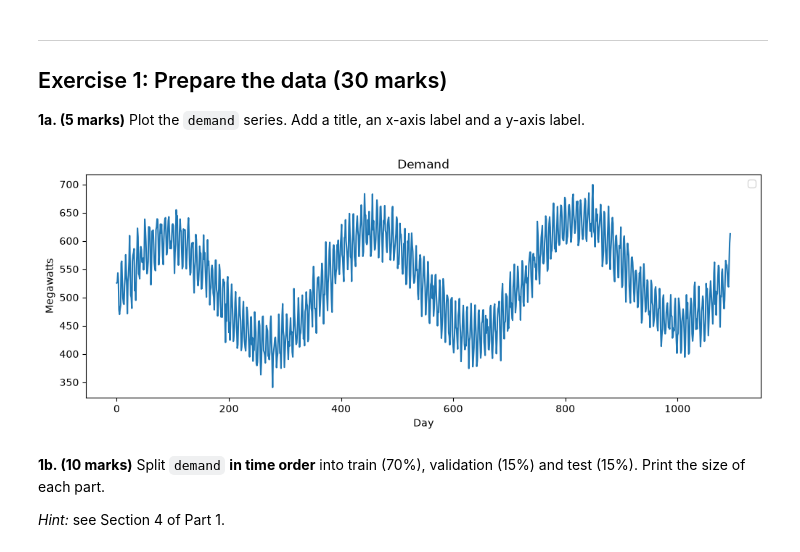
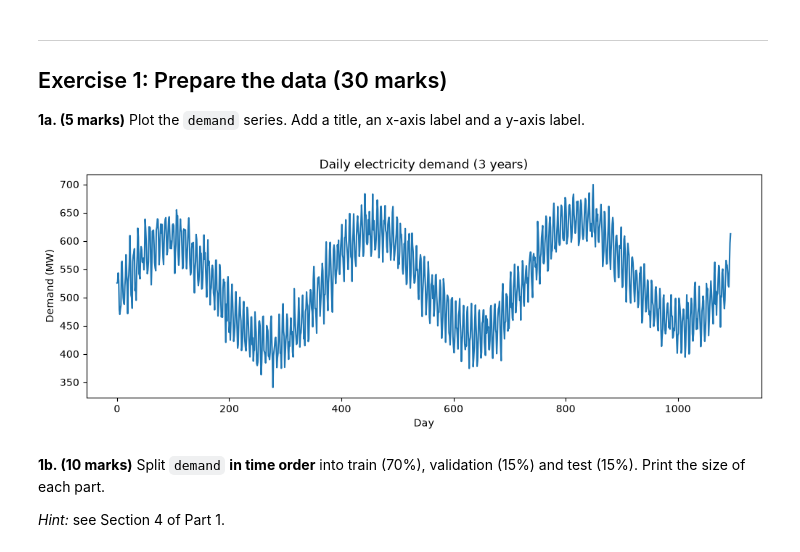
Before and after one commit to Voldemat/deep-learning, a Jupyter notebook: 10-rnn-lstm-gru/notebook.ipynb, the cells around one changed output. Saved outputs shown, nothing was run; the diff lists cells and outputs as text; code cells hidden in the pictures.

```diff
--- a/10-rnn-lstm-gru/notebook.ipynb
+++ b/10-rnn-lstm-gru/notebook.ipynb
@@ -978,13 +978,12 @@ Number of days: 1095
 **1a. (5 marks)** Plot the `demand` series. Add a title, an x-axis label and a y-axis label.
 # %%
 plt.plot(t, demand)
-plt.title("Demand")
+plt.title("Daily electricity demand (3 years)")
 plt.xlabel("Day")
-plt.ylabel("Megawatts")
-plt.legend()
+plt.ylabel("Demand (MW)")
 plt.show()
 # %% [output]
-[figure, old version]
+[figure, new version]
 # %% [markdown]
 **1b. (10 marks)** Split `demand` **in time order** into train (70%), validation (15%) and test (15%). Print the size of each part.
 
```
Also changed, not shown: parts of 13 cells of this notebook.
